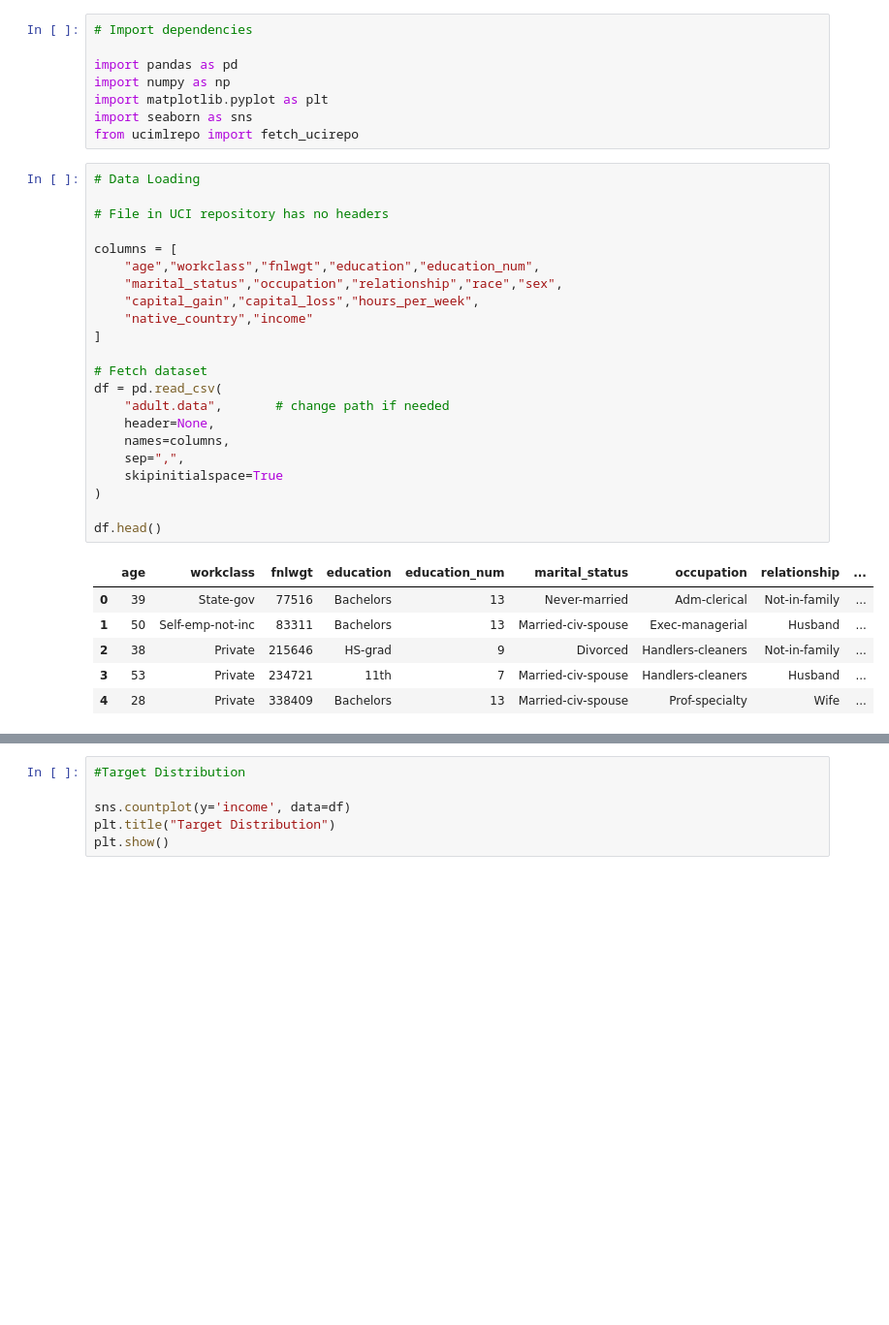
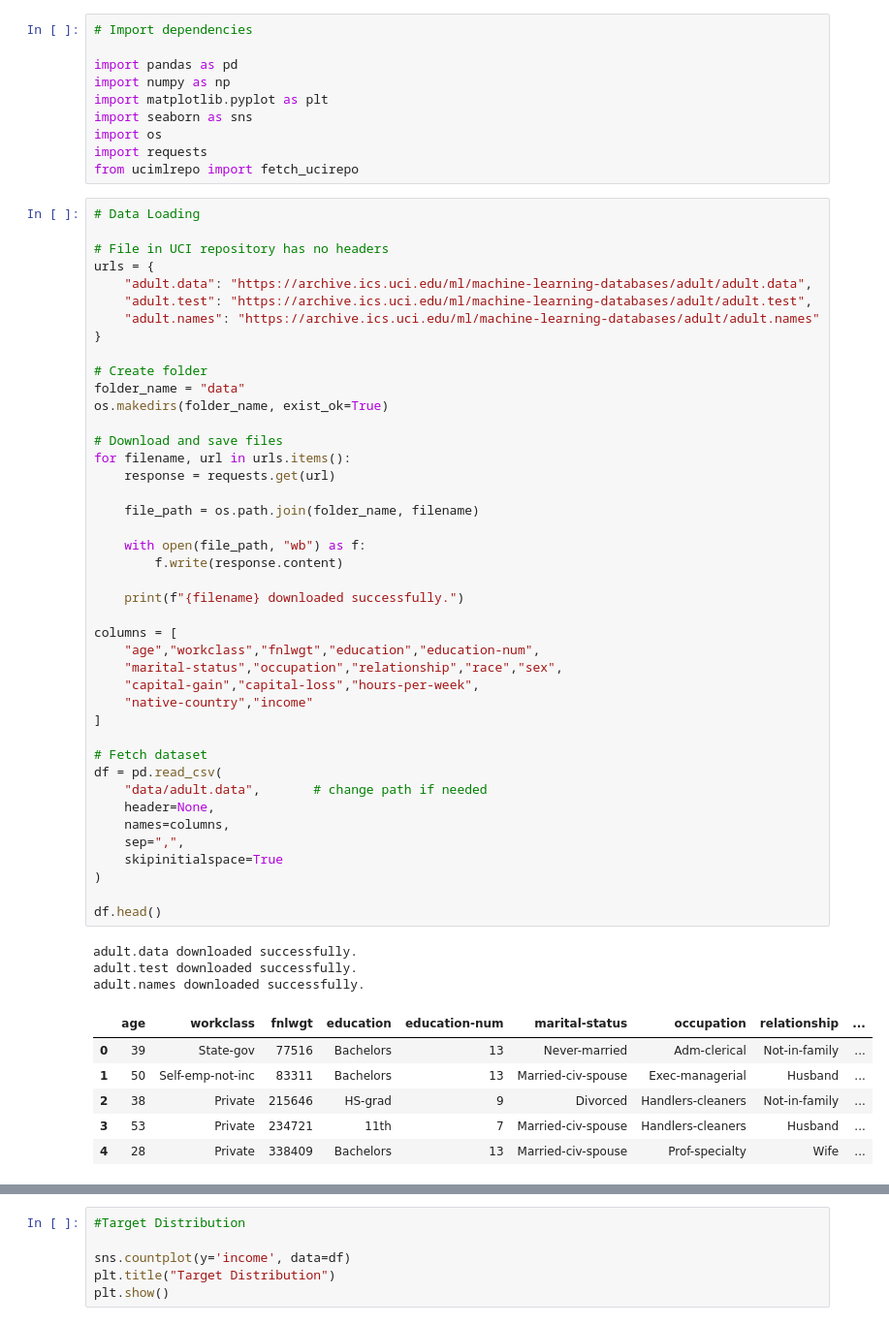
Before and after one commit to murtazacan5253/2025ab05322_ML_Assignment_2, a Jupyter notebook: dataAnalysis.ipynb, the cells around one changed output, grey strips where cells are left out. Shown at 97% size. Cells and saved outputs as stored; diff of their text form; blank space fills up the shorter version.

```diff
--- a/dataAnalysis.ipynb
+++ b/dataAnalysis.ipynb
@@ -5,31 +5,56 @@ import pandas as pd
 import numpy as np
 import matplotlib.pyplot as plt
 import seaborn as sns
+import os
+import requests
 from ucimlrepo import fetch_ucirepo
 # %%
 # Data Loading
 
 # File in UCI repository has no headers
+urls = {
+    "adult.data": "https://archive.ics.uci.edu/ml/machine-learning-databases/adult/adult.data",
+    "adult.test": "https://archive.ics.uci.edu/ml/machine-learning-databases/adult/adult.test",
+    "adult.names": "https://archive.ics.uci.edu/ml/machine-learning-databases/adult/adult.names"
+}
+
+# Create folder
+folder_name = "data"
+os.makedirs(folder_name, exist_ok=True)
+
+# Download and save files
+for filename, url in urls.items():
+    response = requests.get(url)
+
+    file_path = os.path.join(folder_name, filename)
+
+    with open(file_path, "wb") as f:
+        f.write(response.content)
+
+    print(f"{filename} downloaded successfully.")
 
 columns = [
-    "age","workclass","fnlwgt","education","education_num",
-    "marital_status","occupation","relationship","race","sex",
-    "capital_gain","capital_loss","hours_per_week",
-    "native_country","income"
+    "age","workclass","fnlwgt","education","education-num",
+    "marital-status","occupation","relationship","race","sex",
+    "capital-gain","capital-loss","hours-per-week",
+    "native-country","income"
 ]
 
 # Fetch dataset
 df = pd.read_csv(
-    "adult.data",       # change path if needed
+    "data/adult.data",       # change path if needed
     header=None,
     names=columns,
     sep=",",
     skipinitialspace=True
 )
 
 df.head()
 # %% [output]
+adult.data downloaded successfully.
+adult.test downloaded successfully.
+adult.names downloaded successfully.
-|  | age | workclass | fnlwgt | education | education_num | marital_status | occupation | relationship | ... |
+|  | age | workclass | fnlwgt | education | education-num | marital-status | occupation | relationship | ... |
 | 0 | 39 | State-gov | 77516 | Bachelors | 13 | Never-married | Adm-clerical | Not-in-family | ... |
 | 1 | 50 | Self-emp-not-inc | 83311 | Bachelors | 13 | Married-civ-spouse | Exec-managerial | Husband | ... |
 | 2 | 38 | Private | 215646 | HS-grad | 9 | Divorced | Handlers-cleaners | Not-in-family | ... |
```
Also changed, not shown: parts of 6 cells of this notebook, 15 other files.
